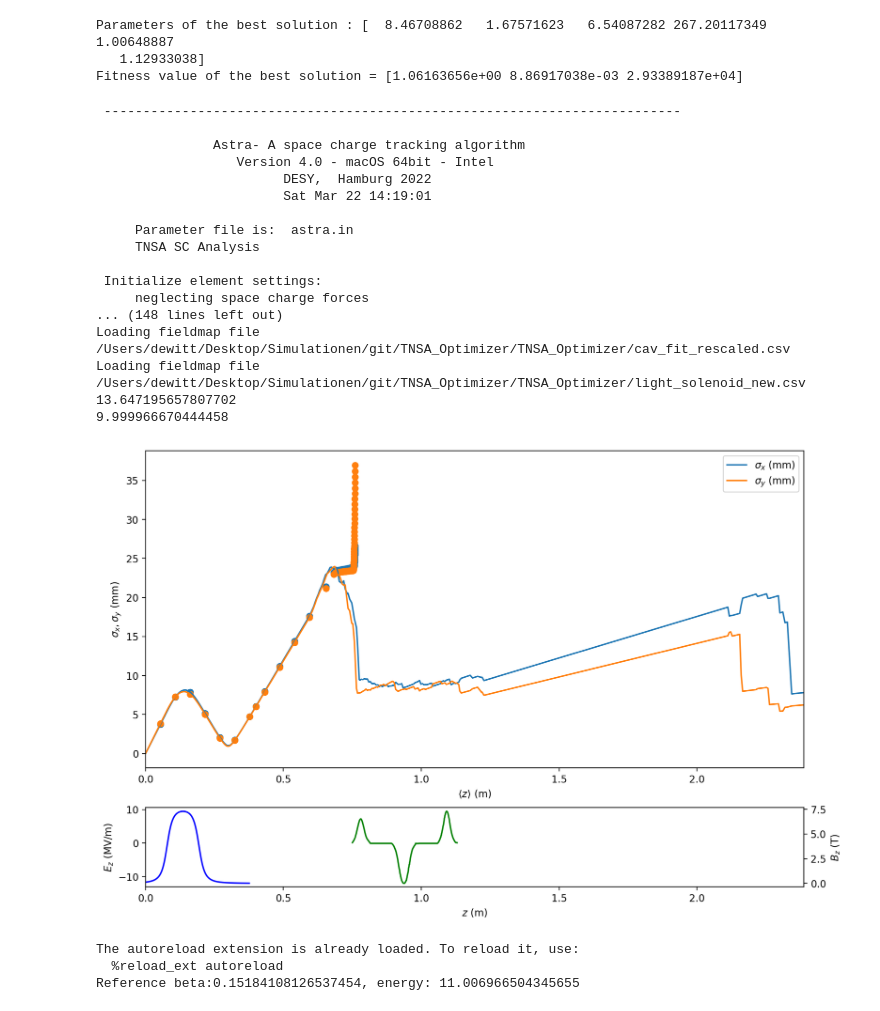
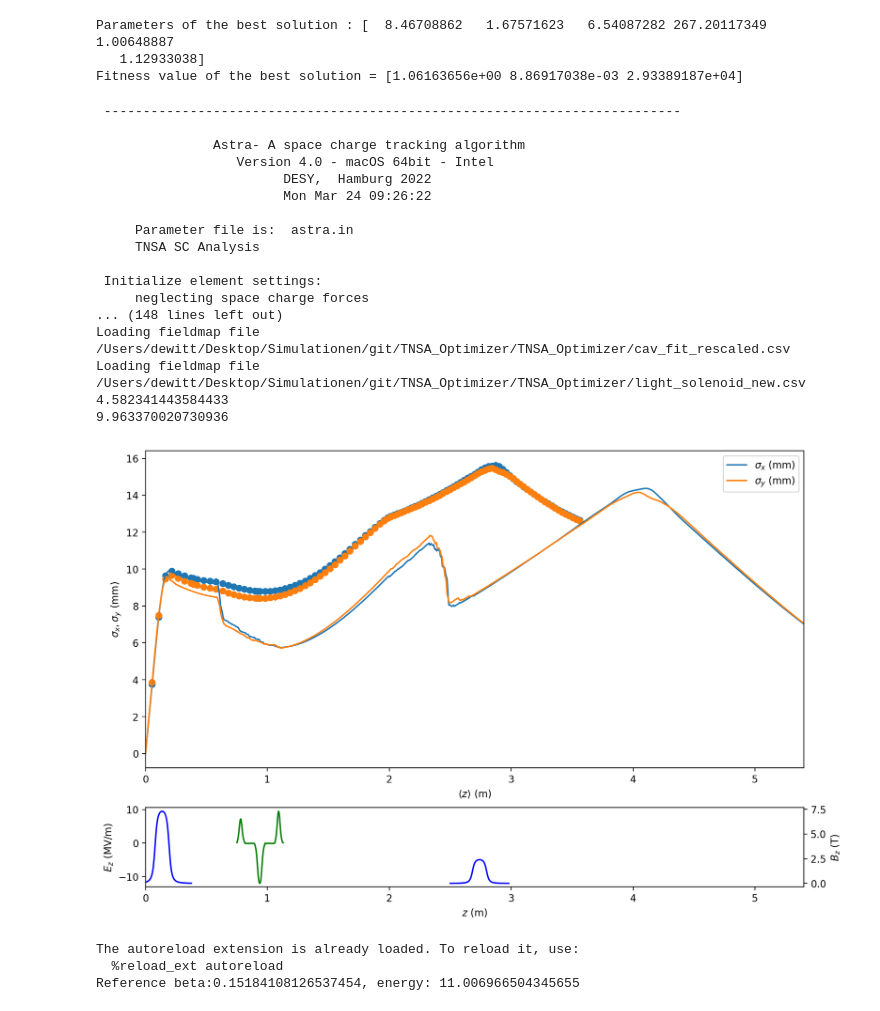
Before and after one commit to DanielDewitt/TNSA_Optimizer, a Jupyter notebook: sandbox.ipynb, the cells around one changed output. Saved outputs shown, nothing was run; the diff lists cells and outputs as text; code cells hidden in the pictures.

```diff
--- a/sandbox.ipynb
+++ b/sandbox.ipynb
@@ -289,32 +321,32 @@ Parameters of the best solution : [  8.46708862   1.67571623   6.54087282 267.20
 Fitness value of the best solution = [1.06163656e+00 8.86917038e-03 2.93389187e+04]
 # %%
 
-alpha_beamline = ao.AstraSCSBeamline("astra.in", [15.12416812, 14.55446046,  0.53576624,  3.18543733,  1.58306234,  1.10828047],True ,5.4)
+alpha_beamline = ao.AstraSCSBeamline("astra.in", [10.56465726,  2.9204382,  10.51383547,  4.14572922,  1.34754053,  1.3700623],True ,5.4)
 alpha_beamline.run_simulation()
 
 alpha_beamline.envelope_plot()
 
 print(alpha_beamline.get_var_at_exit(200))
 print(alpha_beamline.get_spot_size(-1))
 # %% [output]
  --------------------------------------------------------------------------
 
                Astra- A space charge tracking algorithm
                   Version 4.0 - macOS 64bit - Intel
                         DESY,  Hamburg 2022
-                        Sat Mar 22 14:19:01
+                        Mon Mar 24 09:26:22
 
      Parameter file is:  astra.in
      TNSA SC Analysis
 
  Initialize element settings:
      neglecting space charge forces
 ... (148 lines left out)
 Loading fieldmap file /Users/dewitt/Desktop/Simulationen/git/TNSA_Optimizer/TNSA_Optimizer/cav_fit_rescaled.csv
 Loading fieldmap file /Users/dewitt/Desktop/Simulationen/git/TNSA_Optimizer/TNSA_Optimizer/light_solenoid_new.csv
-13.647195657807702
-9.999966670444458
+4.582341443584433
+9.963370020730936
-[figure, old version]
+[figure, new version]
 # %%
 
 import numpy as np
```
Also changed, not shown: parts of 4 cells of this notebook, 1 other file.
